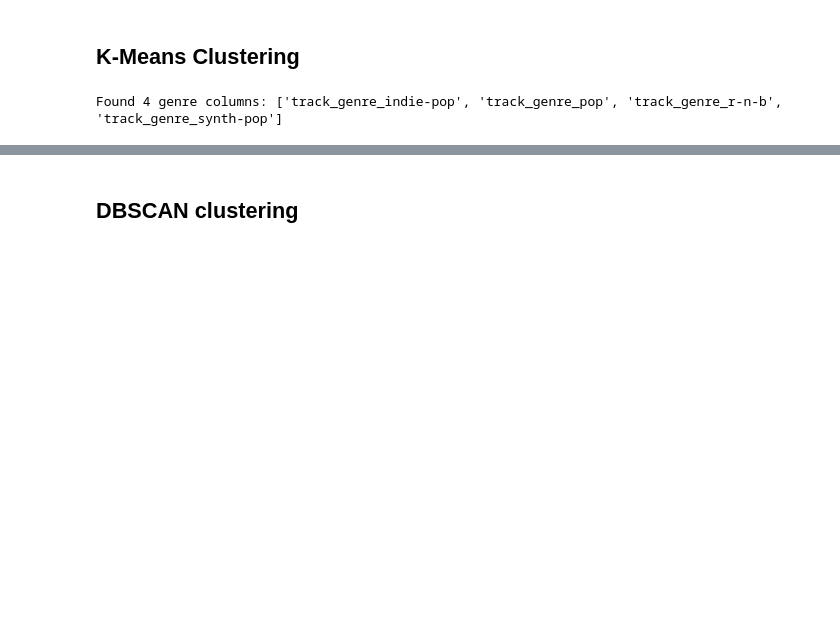
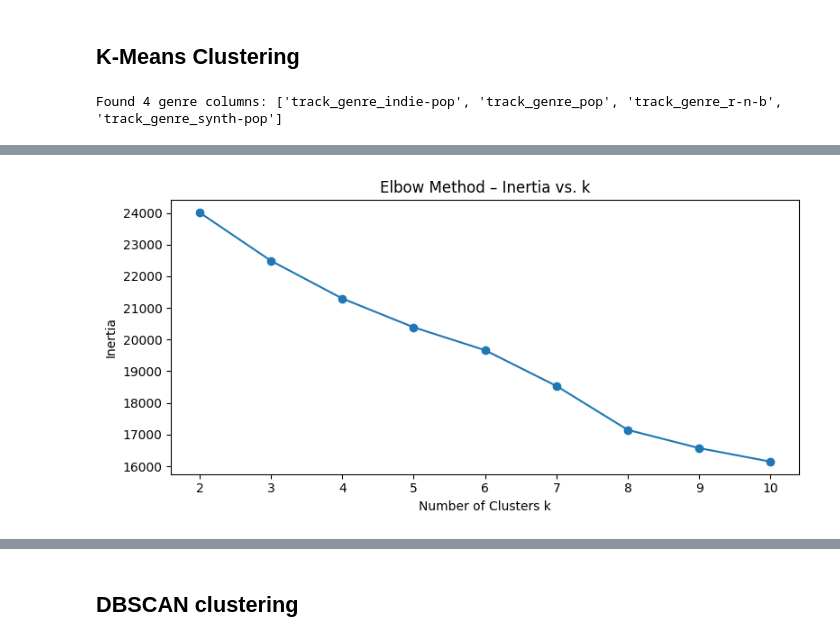
Before and after one commit to SamuelHellqvist/CS4168-DATA-MINING-UL----Project, a Jupyter notebook: clustering.ipynb, the cells around one changed output, grey strips where cells are left out. Saved outputs shown, nothing was run; the diff lists cells and outputs as text; code cells hidden in the pictures; blank space fills up the shorter version.

Commit message:
Added Elbow methode and Silhouette Score to evaluate the number of clusters k

```diff
--- a/clustering.ipynb
+++ b/clustering.ipynb
@@ -87,0 +94,19 @@ Name: count, dtype: int64
+# %%
+# Elbow Method – Inertia vs. k
+inertias = []
+K_range = range(2, 11)
+for k_val in K_range:
+    km = KMeans(n_clusters=k_val, random_state=42, n_init='auto')
+    km.fit(X_scaled)
+    inertias.append(km.inertia_)
+
+plt.figure(figsize=(8, 4))
+plt.plot(K_range, inertias, marker='o')
+plt.title("Elbow Method – Inertia vs. k")
+plt.xlabel("Number of Clusters k")
+plt.ylabel("Inertia")
+plt.xticks(K_range)
+plt.tight_layout()
+plt.show()
+# %% [output]
+[figure, added]
```
Also changed, not shown: parts of 7 cells of this notebook.
